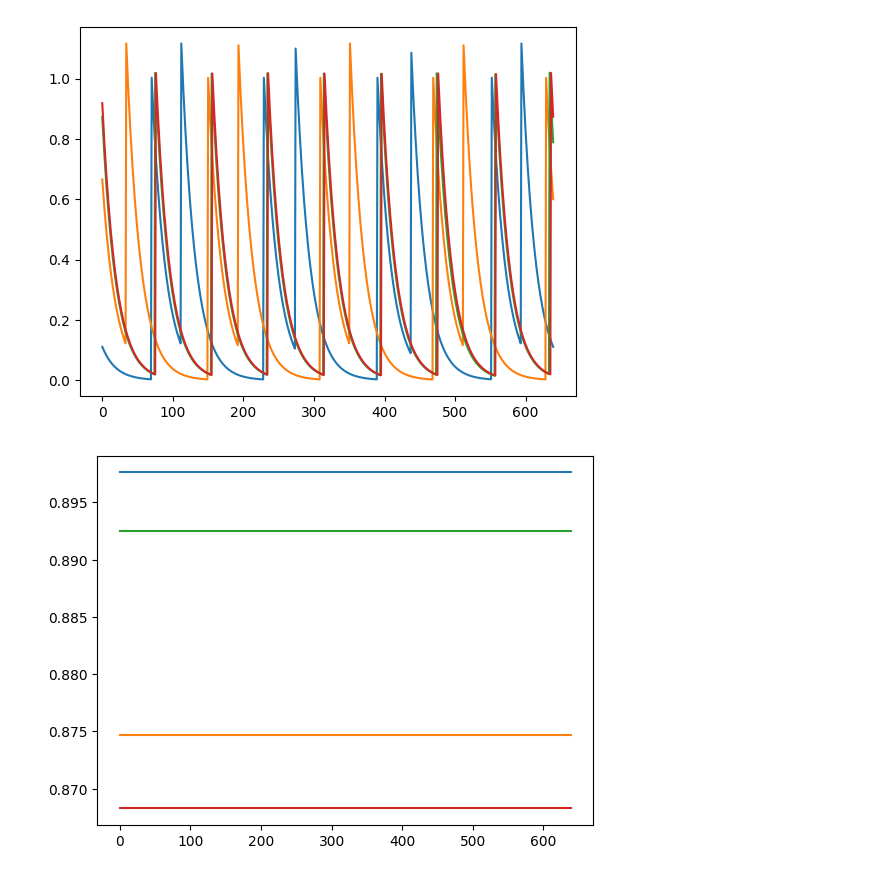
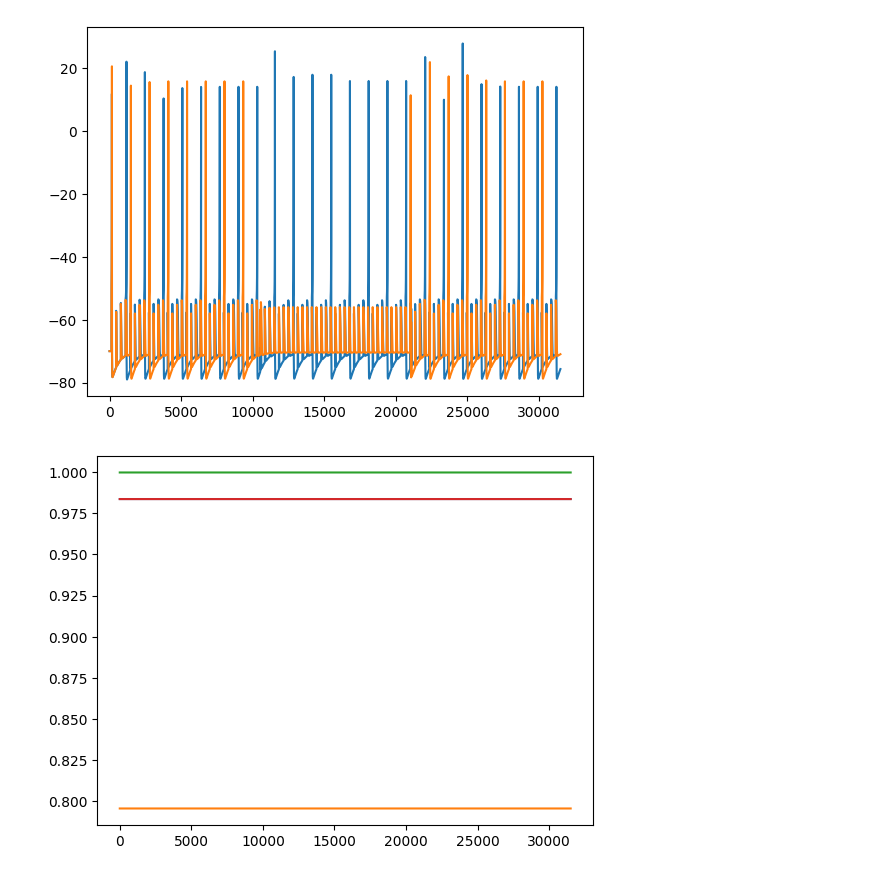
Before and after one commit to iamkg0/spikingnets, a Jupyter notebook: benchmarks.ipynb, the cells around one changed output. Drawn from its saved outputs; the diff is of its cells as text; code cells hidden in the pictures.

```diff
--- a/benchmarks.ipynb
+++ b/benchmarks.ipynb
@@ -7,7 +8,7 @@ layer1 = IzhikevichLayer(size=2, preset='RS', resolution = 1)
 synapse = Synapse(layer, layer1, tau=30)
 # %%
-a = [5, 9]
-b = [9, 5]
+a = [0, 14]
+b = [14, 0]
 synapse.weights *= 0
 synapse.weights += .5
 # %%
@@ -19,45 +20,47 @@ v00 = []
 v01 = []
 v10 = []
 v11 = []
-layer.transmitter_impact = 35
+layer.transmitter_impact = 180
 
-for i in range(8):
-    if i%2 == 0:
+for i in range(3, 6):
+    if i%2 == 1:
         layer.apply_current(a)
         idx = 1
     else:
         layer.apply_current(b)
         idx = 0
-    for i in range(80):
+    for i in range(int(1050 / res)):
         synapse.forward()
 
-        #layer1.I[idx] += 10
+        #layer1.I[idx] += 14
         layer1.forward()
-        #synapse.STDP(learning_rate=.01, assymetry=2.5)
+        #synapse.STDP(learning_rate=.1, assymetry=5)
 
-        v00.append(layer.impulses[0])
-        v01.append(layer.impulses[1])
-        v10.append(layer1.impulses[0])
-        v11.append(layer1.impulses[1])
+        v00.append(layer.v[0])
+        v01.append(layer.v[1])
+        v10.append(layer1.v[0])
+        v11.append(layer1.v[1])
         w00.append(synapse.weights[0,0])
         w01.append(synapse.weights[0,1])
         w10.append(synapse.weights[1,0])
         w11.append(synapse.weights[1,1])
+
+length = list(range(int(len(v00))))
 # %%
 for i in range(10000):
     layer.dynamics()
     layer1.dynamics()
 # %%
-plt.plot(v00)
-plt.plot(v01)
-plt.plot(v10)
-plt.plot(v11)
+#plt.plot(v00)
+#plt.plot(length, v01)
+plt.plot(length, v10)
+plt.plot(length, v11)
 plt.show()
-plt.plot(w00)
-plt.plot(w01)
-plt.plot(w10)
-plt.plot(w11)
+plt.plot(length, w00)
+plt.plot(length, w01)
+plt.plot(length, w10)
+plt.plot(length, w11)
 plt.show()
 # %% [output]
-[figure, old version]
+[figure, new version]
-[figure, old version]
+[figure, new version]
```
Also changed, not shown: parts of 2 cells of this notebook.
